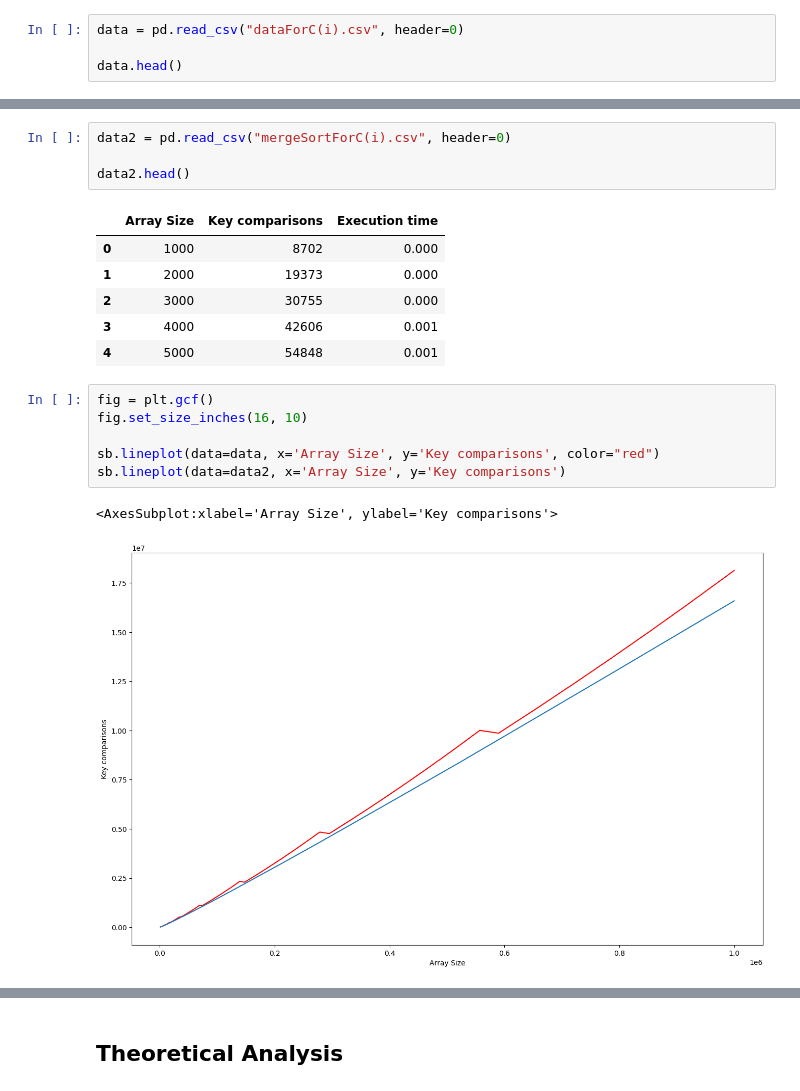
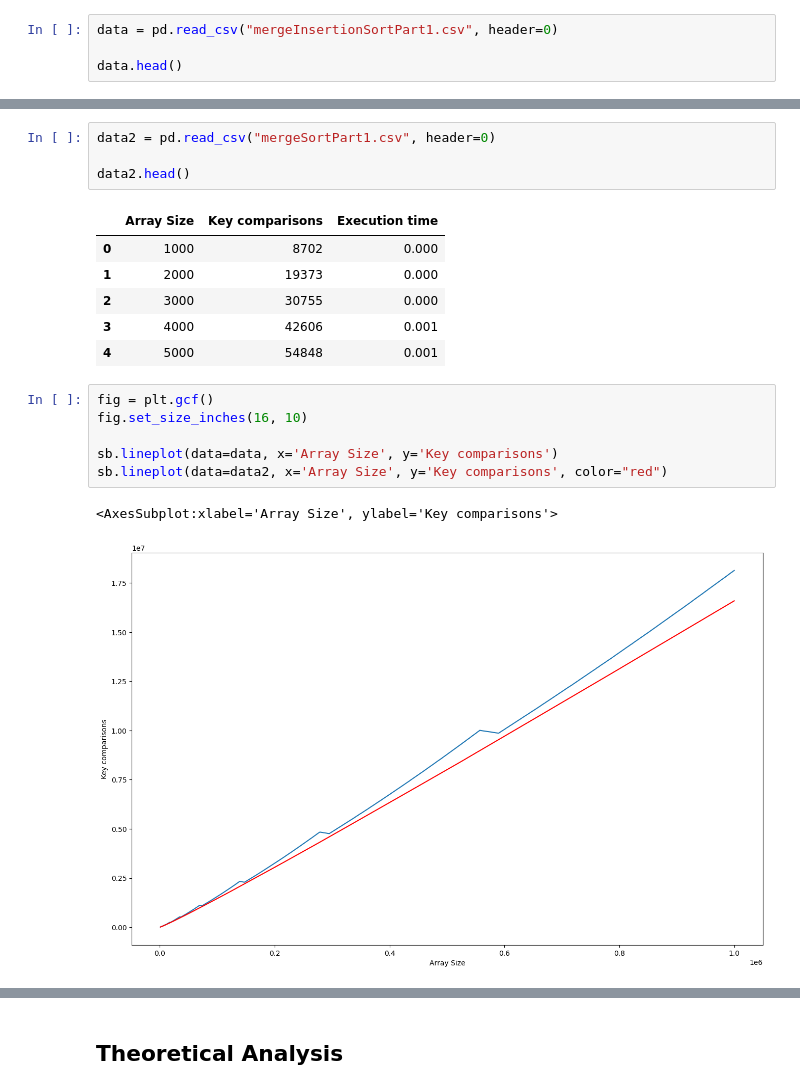
Before and after one commit to Neo-Zenith/Analysis-of-Algorithms, a Jupyter notebook: Example Class 1/analysisForCPart1.Ipynb, the cells around one changed output, grey strips where cells are left out. Drawn from its saved outputs; the diff is of its cells as text.

```diff
--- a/Example Class 1/analysisForCPart1.Ipynb
+++ b/Example Class 1/analysisForCPart1.Ipynb
@@ -32,7 +32,7 @@ import matplotlib.pyplot as plt
 # %% [markdown]
 Import the generated dataset.
 # %%
-data = pd.read_csv("dataForC(i).csv", header=0)
+data = pd.read_csv("mergeInsertionSortPart1.csv", header=0)
 
 data.head()
 # %% [output]
@@ -69,7 +69,7 @@ sb.lineplot(data, x="Array Size", y="Execution time ")
 # %% [markdown]
 Now, we compare with the traditional Merge Sort algorithm.
 # %%
-data2 = pd.read_csv("mergeSortForC(i).csv", header=0)
+data2 = pd.read_csv("mergeSortPart1.csv", header=0)
 
 data2.head()
 # %% [output]
@@ -82,12 +82,12 @@ data2.head()
 # %%
 fig = plt.gcf()
 fig.set_size_inches(16, 10)
 
-sb.lineplot(data=data, x='Array Size', y='Key comparisons', color="red")
-sb.lineplot(data=data2, x='Array Size', y='Key comparisons')
+sb.lineplot(data=data, x='Array Size', y='Key comparisons')
+sb.lineplot(data=data2, x='Array Size', y='Key comparisons', color="red")
 # %% [output]
 <AxesSubplot:xlabel='Array Size', ylabel='Key comparisons'>
-[figure, old version]
+[figure, new version]
 # %%
 fig = plt.gcf()
 fig.set_size_inches(16, 10)
```
Also changed, not shown: parts of 3 cells of this notebook, 1 other file.
